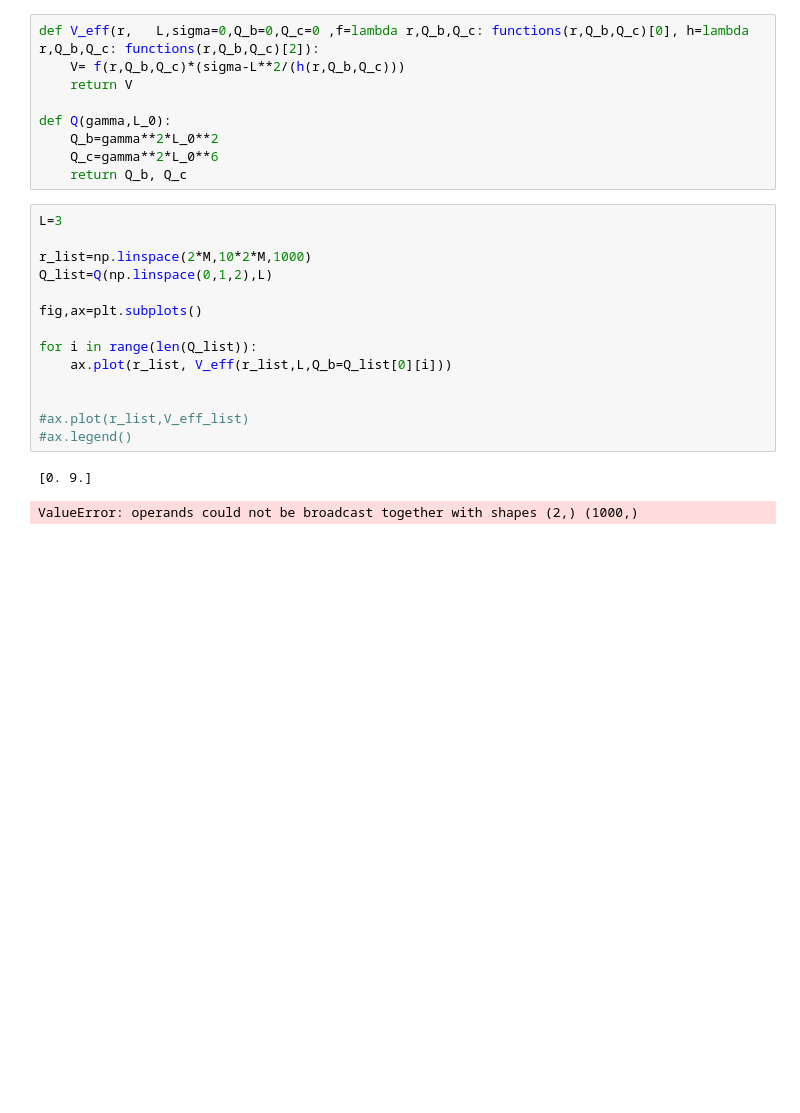
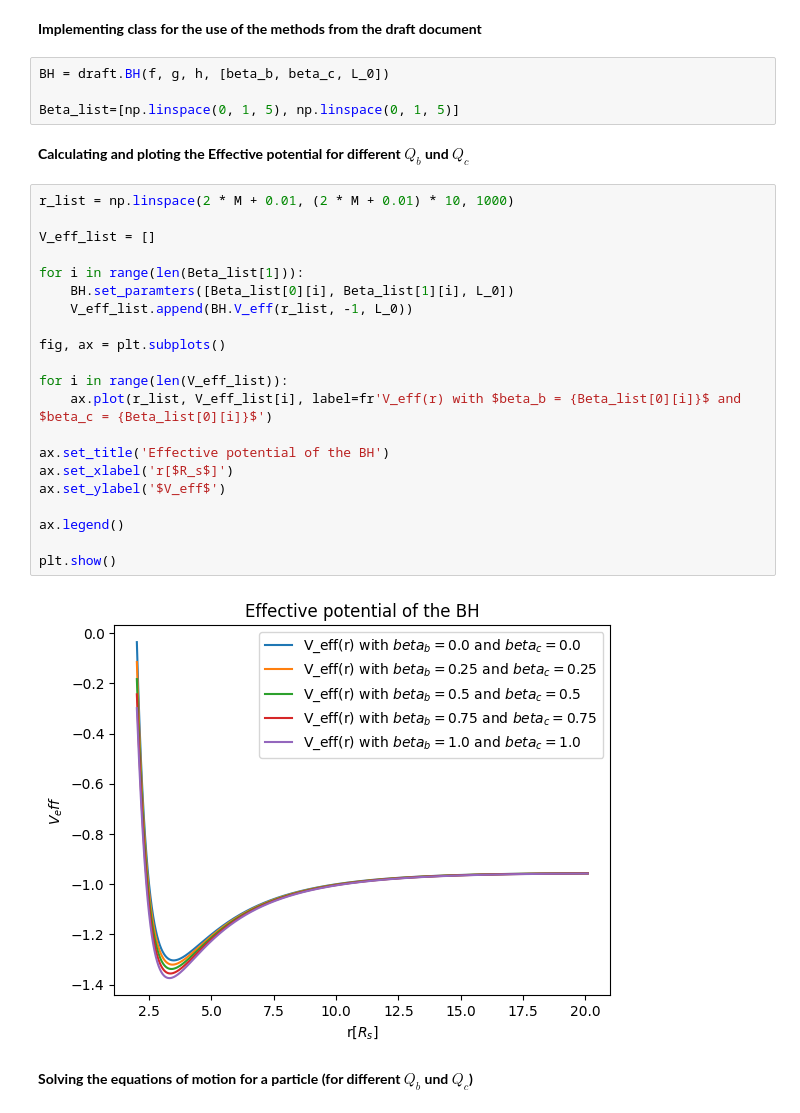
Before and after one commit to AdamSmithOrlik/quantum-black-holes, a Jupyter notebook: lukas/research.ipynb, the cells around one changed output. Cells and saved outputs as stored; diff of their text form; blank space fills up the shorter version.

```diff
--- a/lukas/research.ipynb
+++ b/lukas/research.ipynb
@@ -18,26 +84,33 @@ def functions(r,Q_b=0,Q_c=0):
-# %%
-def V_eff(r,   L,sigma=0,Q_b=0,Q_c=0 ,f=lambda r,Q_b,Q_c: functions(r,Q_b,Q_c)[0], h=lambda r,Q_b,Q_c: functions(r,Q_b,Q_c)[2]):
-    V= f(r,Q_b,Q_c)*(sigma-L**2/(h(r,Q_b,Q_c)))
-    return V
-
-def Q(gamma,L_0):
-    Q_b=gamma**2*L_0**2
-    Q_c=gamma**2*L_0**6
-    return Q_b, Q_c
-# %%
-L=3
-
-r_list=np.linspace(2*M,10*2*M,1000)
-Q_list=Q(np.linspace(0,1,2),L)
-
-fig,ax=plt.subplots()
-
-for i in range(len(Q_list)):
-    ax.plot(r_list, V_eff(r_list,L,Q_b=Q_list[0][i]))
-
-
-#ax.plot(r_list,V_eff_list)
-#ax.legend()
-# %% [output]
-[0. 9.]
-ValueError: operands could not be broadcast together with shapes (2,) (1000,)
+# %% [markdown]
+**Implementing class for the use of the methods from the draft document**
+# %%
+BH = draft.BH(f, g, h, [beta_b, beta_c, L_0])
+
+Beta_list=[np.linspace(0, 1, 5), np.linspace(0, 1, 5)]
+# %% [markdown]
+**Calculating and ploting the Effective potential for different $Q_b$ und $Q_c$**
+# %%
+r_list = np.linspace(2 * M + 0.01, (2 * M + 0.01) * 10, 1000)
+
+V_eff_list = []
+
+for i in range(len(Beta_list[1])):
+    BH.set_paramters([Beta_list[0][i], Beta_list[1][i], L_0])
+    V_eff_list.append(BH.V_eff(r_list, -1, L_0))
+
+fig, ax = plt.subplots()
+
+for i in range(len(V_eff_list)):
+    ax.plot(r_list, V_eff_list[i], label=fr'V_eff(r) with $beta_b = {Beta_list[0][i]}$ and $beta_c = {Beta_list[0][i]}$')
+
+ax.set_title('Effective potential of the BH')
+ax.set_xlabel('r[$R_s$]')
+ax.set_ylabel('$V_eff$')
+
+ax.legend()
+
+plt.show()
+# %% [output]
+[figure, added]
+# %% [markdown]
+**Solving the equations of motion for a particle (for different $Q_b$ und $Q_c$)**
```
Also changed, not shown: parts of 12 cells of this notebook, 1 other file.
